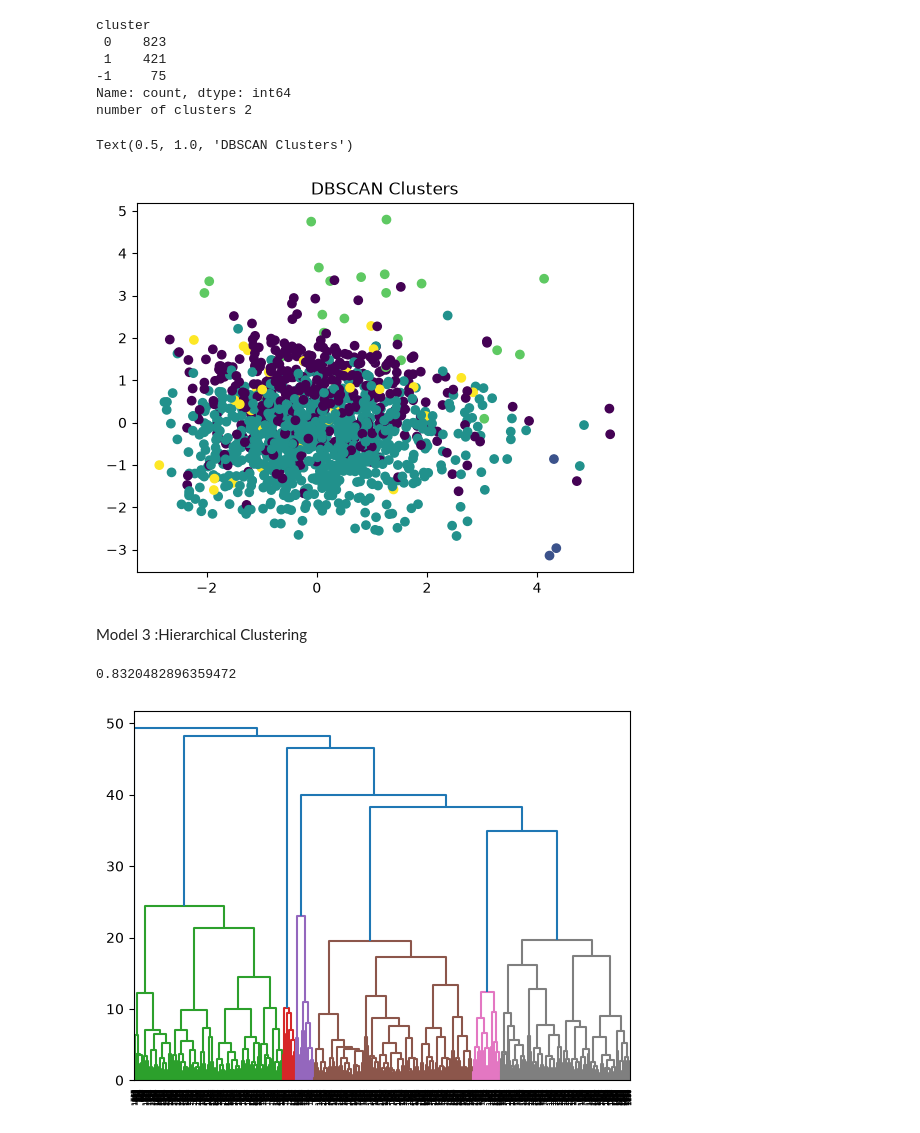
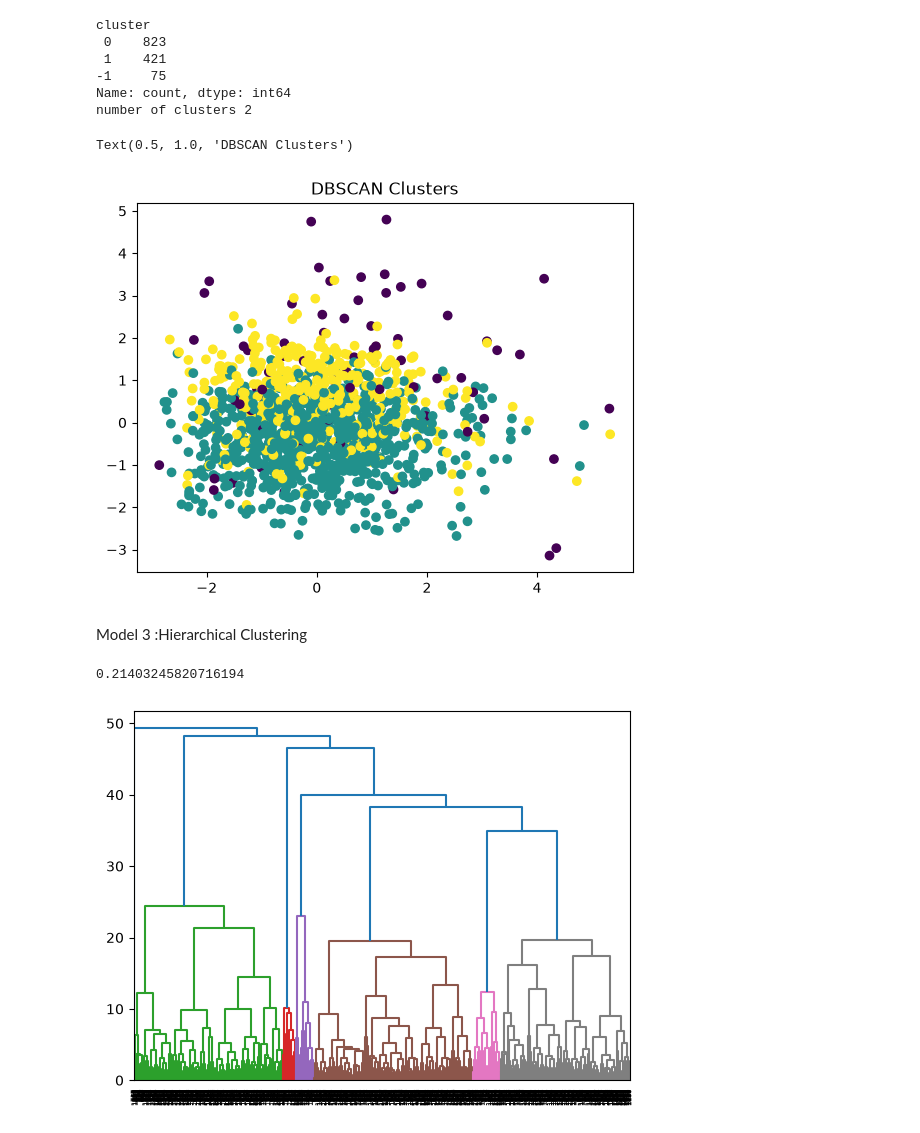
Before and after one commit to Nour-Tamimi/BinXtraining, a Jupyter notebook: Week5/Day2/Day2.ipynb, the cells around one changed output. Drawn from its saved outputs; the diff is of its cells as text; code cells hidden in the pictures.

```diff
--- a/Week5/Day2/Day2.ipynb
+++ b/Week5/Day2/Day2.ipynb
@@ -129,14 +127,14 @@ number of clusters 2
 # %%
 # making 2D df to plot
 
 pca = PCA(n_components=2)
 X_2d = pca.fit_transform(X_scaled)
 
-plt.scatter(X_2d[:, 0], X_2d[:, 1], c=labels, cmap='viridis')
+plt.scatter(X_2d[:, 0], X_2d[:, 1], c=labels2, cmap='viridis')
 plt.title('DBSCAN Clusters')
 # %% [output]
 Text(0.5, 1.0, 'DBSCAN Clusters')
-[figure, old version]
+[figure, new version]
 # %% [markdown]
 Model 3 :Hierarchical Clustering
 # %%
@@ -145,11 +143,11 @@ from scipy.cluster.hierarchy import dendrogram, linkage, fcluster
 Z = linkage(X_scaled, method="ward")
 dendrogram(Z)
 
-hc_labels = fcluster(Z, t=2, criterion="maxclust")
+hc_labels = fcluster(Z, t=5, criterion="maxclust")
 score = silhouette_score(X_scaled, hc_labels)
 score
 # %% [output]
-0.8320482896359472
+0.21403245820716194
 [figure]
 # %%
 # making 2D df to plot
```
Also changed, not shown: parts of 3 cells of this notebook, 3 other files.
